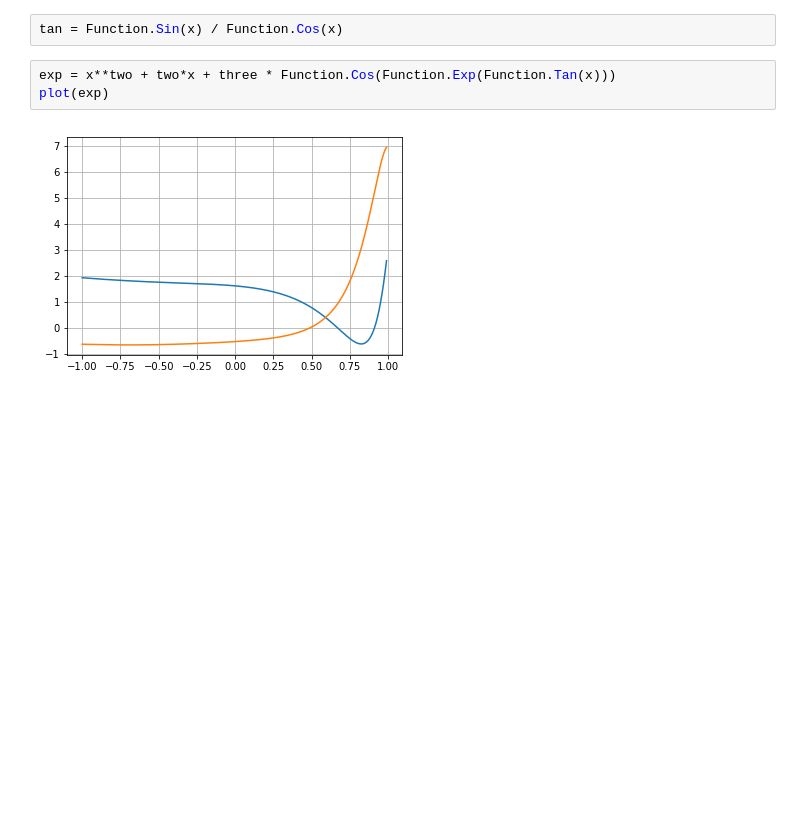
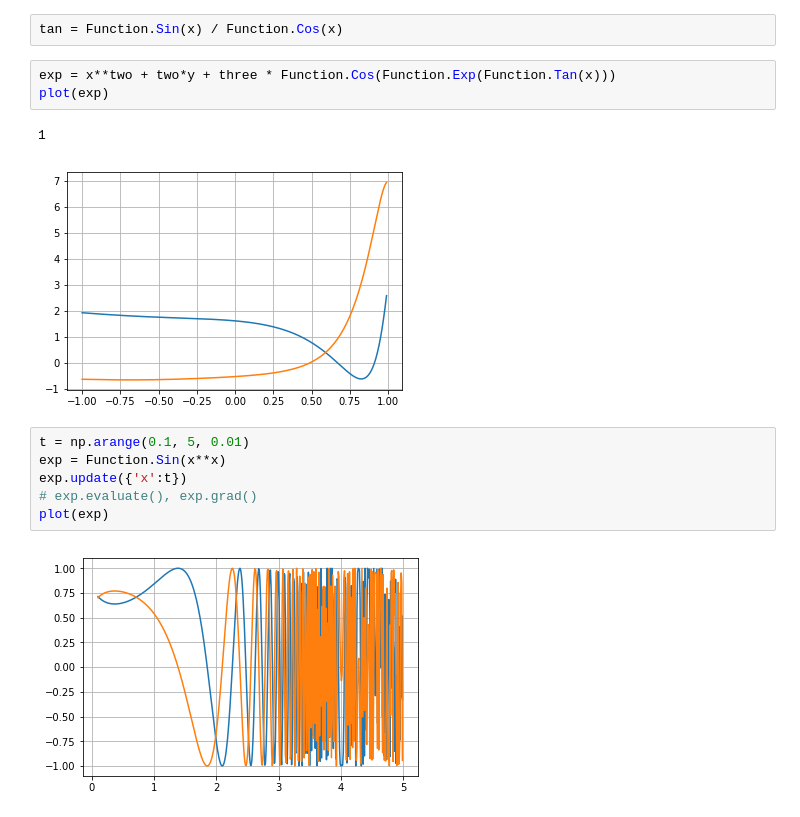
Before and after one commit to markroxor/autodiff, a Jupyter notebook: examples.ipynb, the cells around one changed output. Drawn from its saved outputs; the diff is of its cells as text; blank space fills up the shorter version.

Commit message:
x pow x grad fix and clip

```diff
--- a/examples.ipynb
+++ b/examples.ipynb
@@ -86,7 +88,16 @@ plot(exp)
 # %%
 tan = Function.Sin(x) / Function.Cos(x)
 # %%
-exp = x**two + two*x + three * Function.Cos(Function.Exp(Function.Tan(x)))
+exp = x**two + two*y + three * Function.Cos(Function.Exp(Function.Tan(x)))
 plot(exp)
 # %% [output]
+1
 [figure]
+# %%
+t = np.arange(0.1, 5, 0.01)
+exp = Function.Sin(x**x)
+exp.update({'x':t})
+# exp.evaluate(), exp.grad()
+plot(exp)
+# %% [output]
+[figure, added]
```
Also changed, not shown: parts of 2 cells of this notebook, 1 other file.
